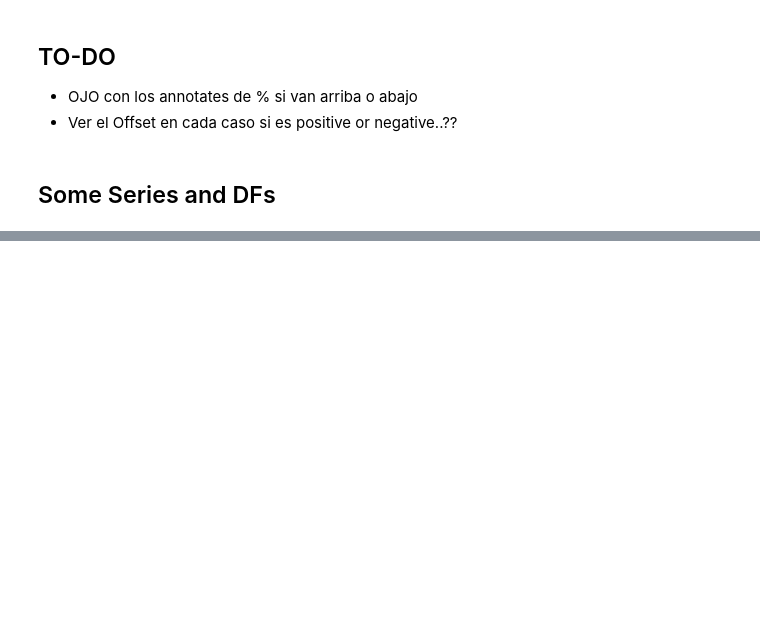
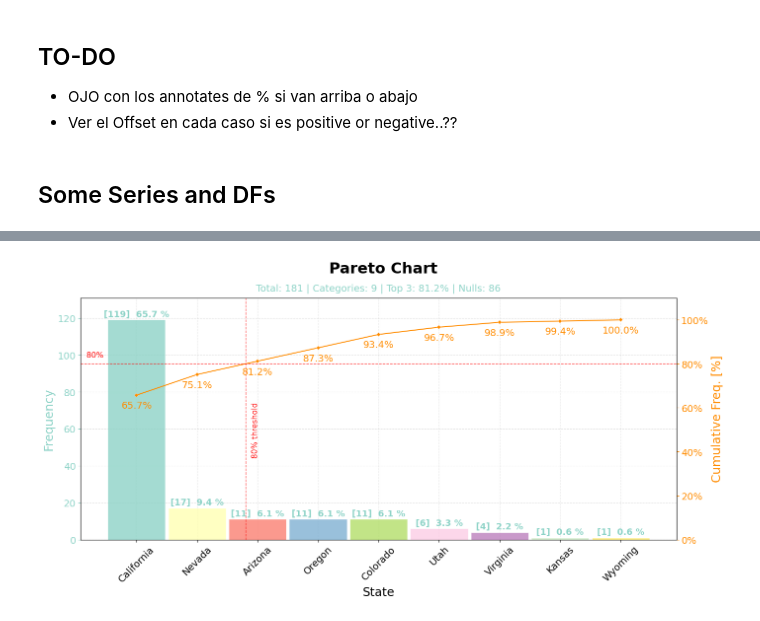
Before and after one commit to jmonti-gh/jm_datascience, a Jupyter notebook: test_jm/plt_pareto.ipynb, the cells around one changed output, grey strips where cells are left out. Drawn from its saved outputs; the diff is of its cells as text; code cells hidden in the pictures; blank space fills up the shorter version.

Commit message:
chore: pareto7

```diff
--- a/test_jm/plt_pareto.ipynb
+++ b/test_jm/plt_pareto.ipynb
@@ -1151,17 +1145,30 @@ def sns_pareto2(
         colors = color1
 
     # Create the bar plot with enhanced styling
-    bars = sns.barplot(
-        x=categories,
-        y=frequencies,
-        palette=colors if use_sns_palette_colors and palette else None,
-        color=None if (use_sns_palette_colors and palette) else color1,
-        alpha=bars_alpha,
-        ax=ax,
-        edgecolor=bar_edge_color,
-        linewidth=bar_edge_width,
-        saturation=0.9  # Slightly reduce saturation for professional look
-    )
+    if use_sns_palette_colors and palette:
+        bars = sns.barplot(
+            x=categories,
+            y=frequencies,
+            hue=categories,  # Add this line - assign x variable to hue
+            palette=colors,
+            alpha=bars_alpha,
+            ax=ax,
+            edgecolor=bar_edge_color,
+            linewidth=bar_edge_width,
+            saturation=0.9,
+            legend=False  # Add this to prevent redundant legend
+        )
+    else:
+        bars = sns.barplot(
+            x=categories,
+            y=frequencies,
+            color=color1,
+            alpha=bars_alpha,
+            ax=ax,
+            edgecolor=bar_edge_color,
+            linewidth=bar_edge_width,
+            saturation=0.9
+        )
 
     # Apply gradient effect if requested
     if gradient_bars:
@@ -1752,0 +2043,4 @@ def plt_pareto6(
+# %%
+fig = plt_pareto7(df['State'], value_counts=True, scale=4, scaled_cumulative=False, palette='set3')
+# %% [output]
+[figure, added]
```
Also changed, not shown: parts of 8 cells of this notebook, 1 other file.
